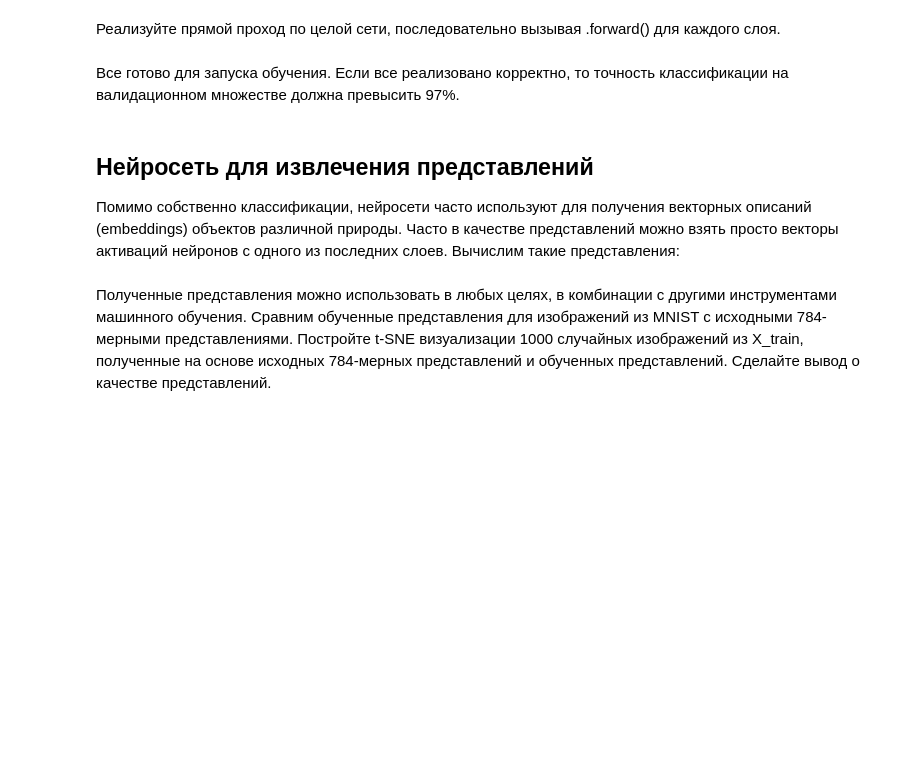
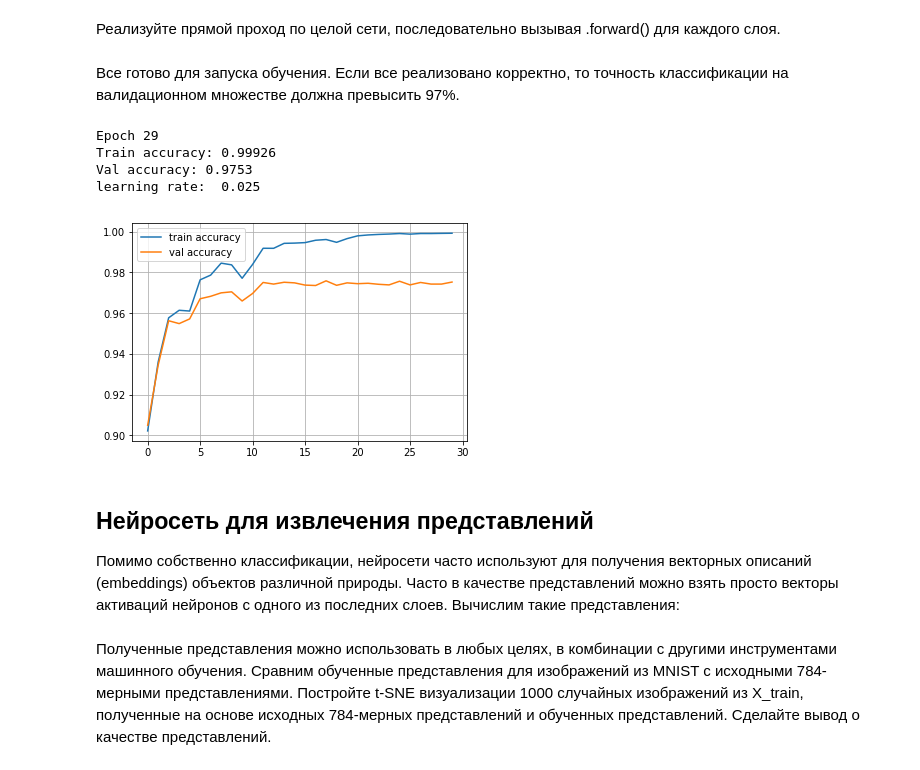
Before and after one commit to Mikhail-off/DL-2019, a Jupyter notebook: Seminars/01/DL19-fall-seminar1.ipynb, the cells around one changed output. Drawn from its saved outputs; the diff is of its cells as text; code cells hidden in the pictures; blank space fills up the shorter version.

```diff
--- a/Seminars/01/DL19-fall-seminar1.ipynb
+++ b/Seminars/01/DL19-fall-seminar1.ipynb
@@ -29,7 +29,7 @@ class Layer:
         Takes input data of shape [batch, input_units], returns output data [batch, output_units]
         """
         # An identity layer just returns whatever it gets as input.
-        return input
+        return inp
 
     def backward(self, inp, grad_output):
         """
@@ -49,6 +49,9 @@ class Layer:
         d_layer_d_input = np.eye(input_dim)
 
         return np.dot(grad_output, d_layer_d_input) # chain rule
+
+    def get_name(self):
+        return "identity"
 # %% [markdown]
 ### Дальнейший план
 
@@ -70,13 +73,15 @@ class ReLU(Layer):
 
     def forward(self, inp):
         """Apply elementwise ReLU to [batch, input_units] matrix"""
-        output = np.clip(inp, a_min=0, a_max=None)
+        output = np.maximum(0, inp)
         return output
 
     def backward(self, inp, grad_output):
         """Compute gradient of loss w.r.t. ReLU input"""
         relu_grad_mask = inp > 0
         return grad_output * relu_grad_mask
+    def get_name(self):
+        return "ReLU"
 # %% [markdown]
 Для отладки градиентов, вычисленных аналитически, рекомендуется использовать сравнение с градиентами, вычисленными численно, как рассказывалось на лекции. Если вы корректно реализовали методы .forward() и .backward(), то значения градиентов окажутся достаточно близкими. Функция численного подсчета градиентов уже реализована в файле util.py
 # %%
@@ -277,11 +295,14 @@ def forward(network, X):
     Make sure last activation corresponds to network logits.
     """
     activations = []
-    input = X
+    cur = X
 
-    # <your code here>
+    for layer in network:
+        cur = layer.forward(cur)
+        activations.append(cur)
 
     assert len(activations) == len(network)
+
     return activations
 
 def predict(network, X):
@@ -291,7 +312,7 @@ def predict(network, X):
     logits = forward(network, X)[-1]
     return logits.argmax(axis=-1)
 # %%
-def train(network,X,y):
+def train(network, X, y, lr=None):
     """
     Train your network on a given batch of X and y.
     You first need to run forward to get all layer activations.
@@ -311,7 +332,17 @@ def train(network,X,y):
 
     # propagate gradients through network layers using .backward
     # hint: start from last layer and move to earlier layers
-    #<YOUR CODE>
+
+    assert len(network) + 1 == len(layer_inputs)
+
+    cur_grad = loss_grad
+    for i in range(len(network))[::-1]:
+        layer = network[i]
+        if lr is not None:
+            layer.learning_rate = lr
+        inp = layer_inputs[i]
+        cur_grad = layer.backward(inp, cur_grad)
+        #print(np.mean(cur_grad))
 
     return np.mean(loss)
 # %% [markdown]
@@ -333,23 +364,31 @@ from IPython.display import clear_output
 train_log = []
 val_log = []
 # %%
-for epoch in range(15):
-
+lr = 0.1
+for epoch in range(30):
     for x_batch,y_batch in iterate_minibatches(X_train, y_train, batchsize=32, shuffle=True):
-        train(network, x_batch, y_batch)
+        train(network, x_batch, y_batch, lr)
+    if epoch != 0 and epoch % 10 == 0:
+        lr /= 2
 
     train_log.append(np.mean(predict(network, X_train) == y_train))
     val_log.append(np.mean(predict(network, X_val) == y_val))
-
     clear_output()
     print("Epoch",epoch)
-    print("Train accuracy:",train_log[-1])
-    print("Val accuracy:",val_log[-1])
+    print("Train accuracy:", train_log[-1])
+    print("Val accuracy:", val_log[-1])
+    print("learning rate: ", lr)
     plt.plot(train_log,label='train accuracy')
     plt.plot(val_log,label='val accuracy')
     plt.legend(loc='best')
     plt.grid()
     plt.show()
+# %% [output]
+Epoch 29
+Train accuracy: 0.99926
+Val accuracy: 0.9753
+learning rate:  0.025
+[figure, added]
 # %% [markdown]
 ## Нейросеть для извлечения представлений
 Помимо собственно классификации, нейросети часто используют для получения векторных описаний (embeddings) объектов различной природы. Часто в качестве представлений можно взять просто векторы активаций нейронов с одного из последних слоев. Вычислим такие представления:
```
Also changed, not shown: parts of 12 cells of this notebook.
